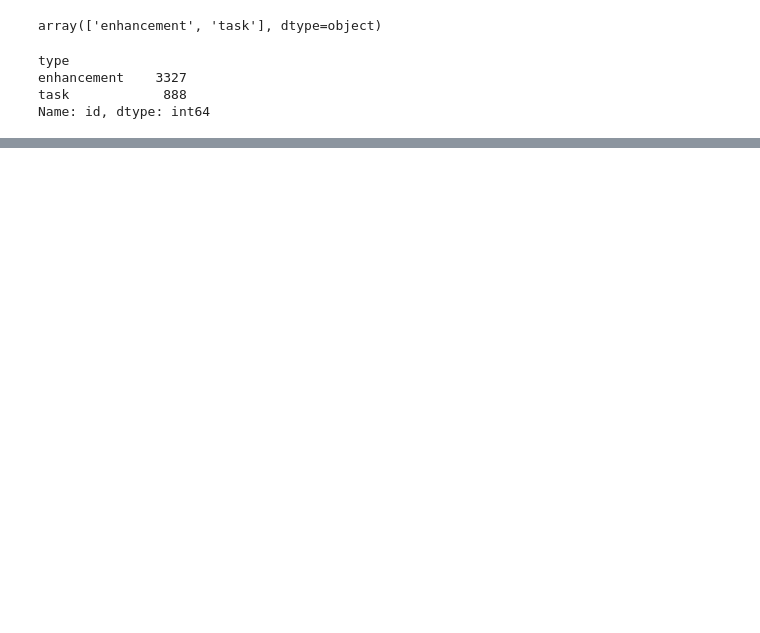
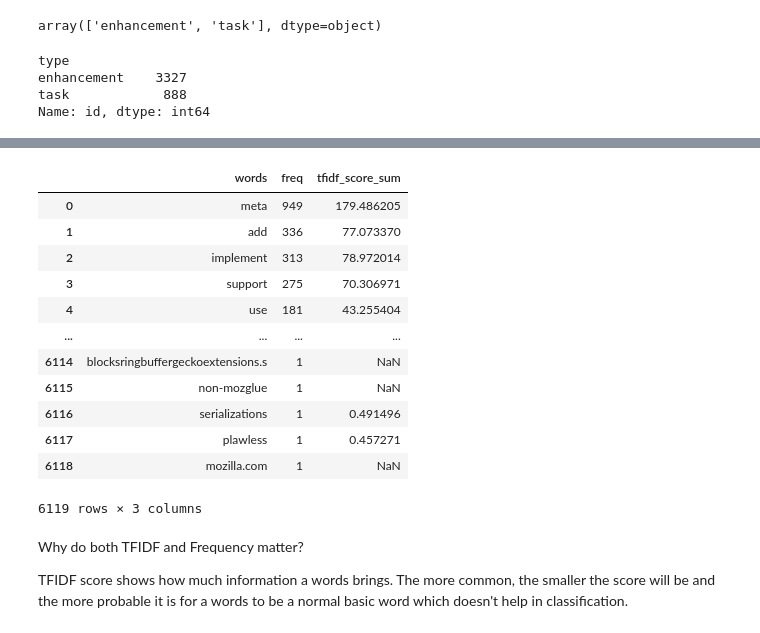
Before and after one commit to mitramir55/REConference, a Jupyter notebook: Tutorial/3 Preprocessing - Mitra/1-exploration.ipynb, the cells around one changed output, grey strips where cells are left out. Drawn from its saved outputs; the diff is of its cells as text; code cells hidden in the pictures; blank space fills up the shorter version.

Commit message:
added model and basic vis

```diff
--- a/Tutorial/3 Preprocessing - Mitra/1-exploration.ipynb
+++ b/Tutorial/3 Preprocessing - Mitra/1-exploration.ipynb
@@ -320,0 +564,29 @@ array([nan, 'advancedprefs', 'pgp', 'errorpages', 'GlobalFilters',
+# %%
+def get_tfidf_words_and_array(text_arrays):
+
+    vectorizer = TfidfVectorizer()
+    transformed_data = vectorizer.fit_transform(text_arrays).toarray()
+    words = vectorizer.get_feature_names_out()
+
+    return transformed_data, words
+# %%
+def create_tfidf_df(text_arrays):
+    """
+    gets the df, converts it into tfidf arrays and words
+    then puts them in a dataset
+    """
+
+    transformed_data, words = get_tfidf_words_and_array(text_arrays)
+
+    df = pd.DataFrame(data=transformed_data, columns=words).sum().reset_index()
+
+    col_names = ['words', 'tfidf_score_sum']
+    default_col_names = df.columns
+
+    # rename whatever the df cols are called to the col_names
+    df.rename(columns={default_col_names[i]:col_names[i] for i in range(len(col_names))}, inplace=True)
+
+    return df
+
+
+tfidf_scores = create_tfidf_df(df.loc[:, 'cleaned_text'])
@@ -320,0 +607,25 @@ array([nan, 'advancedprefs', 'pgp', 'errorpages', 'GlobalFilters',
+# %%
+def merge(df_1, df_2, on='words'):
+    return pd.merge(left=df_1, right=df_2, on=on, how='left')
+words_df = merge(df_freq_words, tfidf_scores)
+# %%
+words_df
+# %% [output]
+|  | words | freq | tfidf_score_sum |
+| 0 | meta | 949 | 179.486205 |
+| 1 | add | 336 | 77.073370 |
+| 2 | implement | 313 | 78.972014 |
+| 3 | support | 275 | 70.306971 |
+| 4 | use | 181 | 43.255404 |
+| ... | ... | ... | ... |
+| 6114 | blocksringbuffergeckoextensions.s | 1 | NaN |
+| 6115 | non-mozglue | 1 | NaN |
+| 6116 | serializations | 1 | 0.491496 |
+| 6117 | plawless | 1 | 0.457271 |
+| 6118 | mozilla.com | 1 | NaN |
+6119 rows × 3 columns
+# %% [markdown]
+Why do both TFIDF and Frequency matter?
+
+
+TFIDF score shows how much information a words brings. The more common, the smaller the score will be and the more probable it is for a words to be a normal basic word which doesn't help in classification.
```
Also changed, not shown: parts of 48 cells of this notebook, 1 other file.
